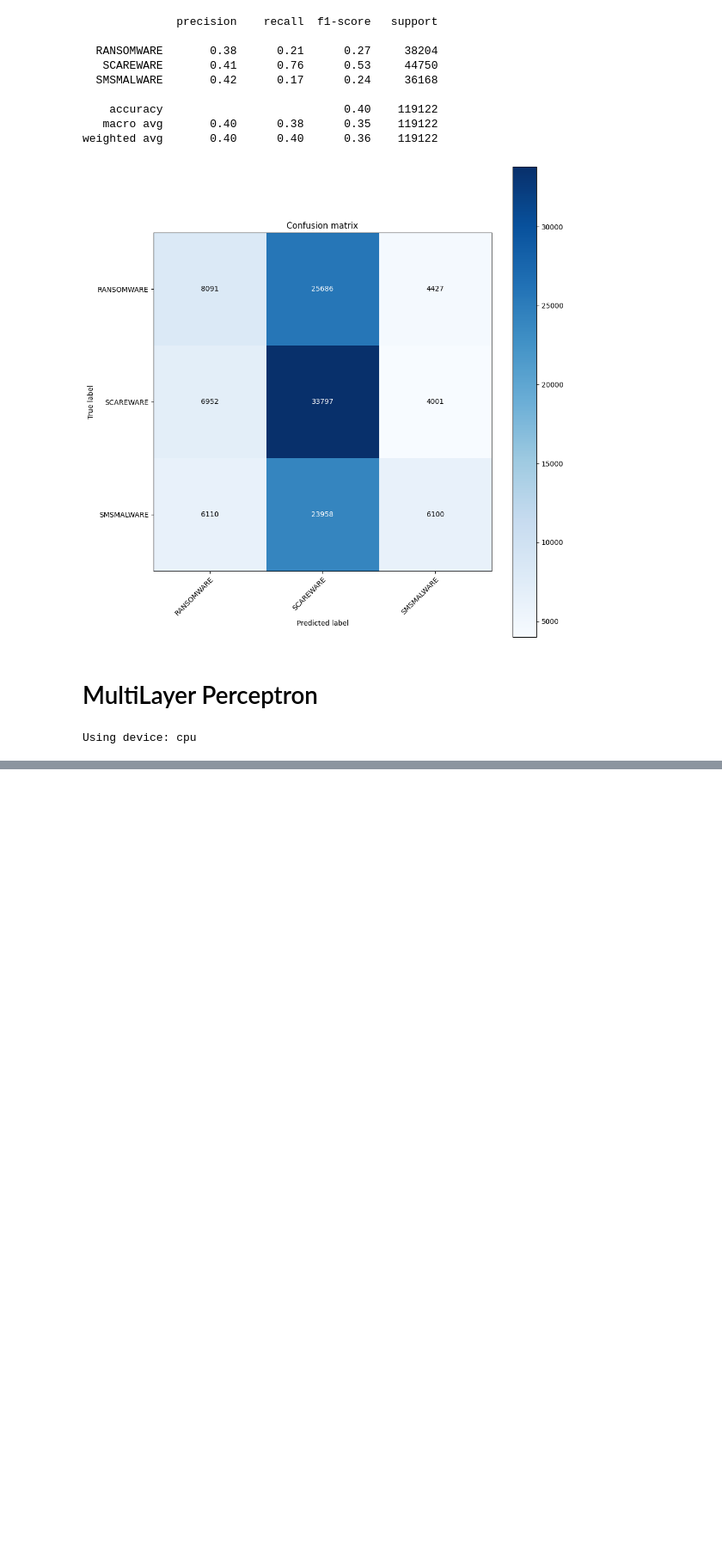
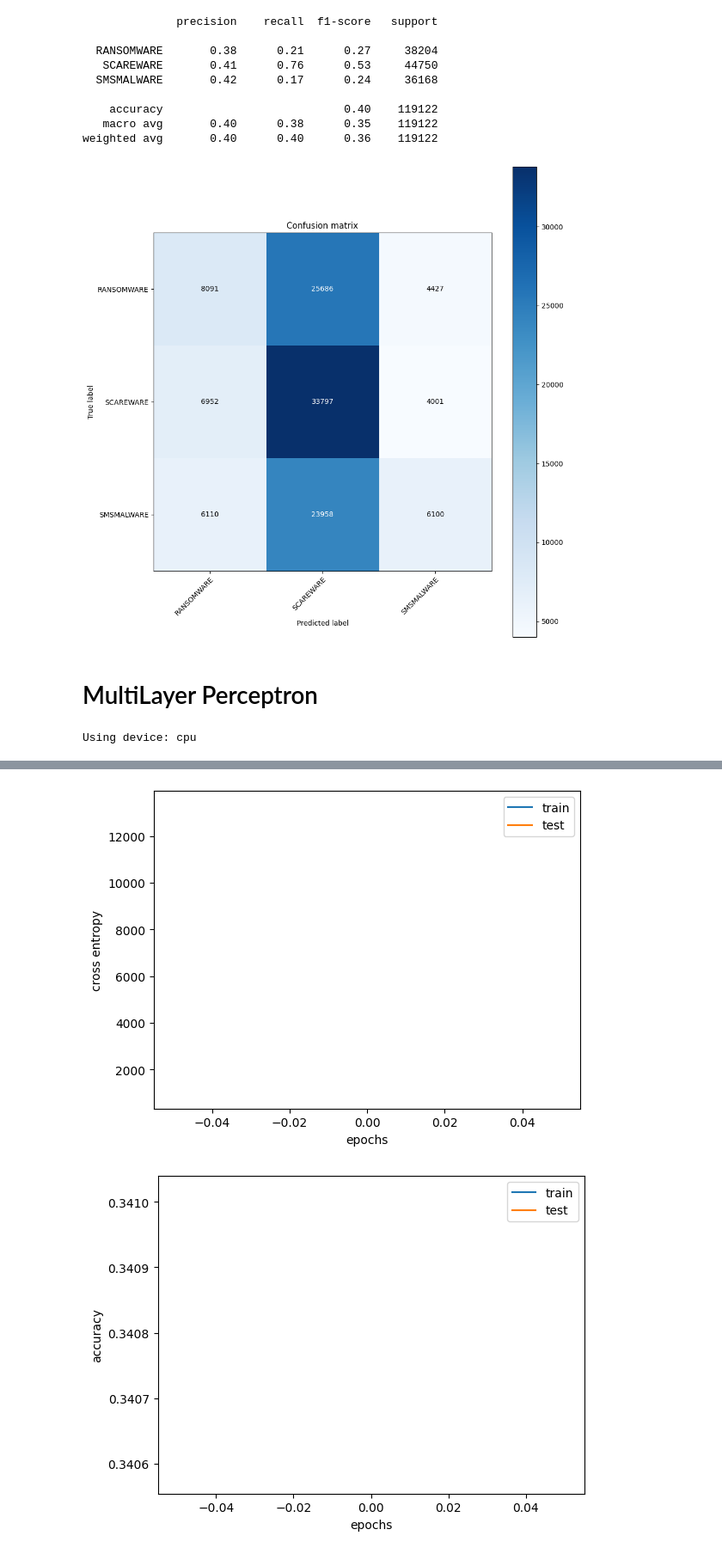
Before and after one commit to Alessandrostr95/progetto_machine_learning, a Jupyter notebook: progetto_ml_category.ipynb, the cells around one changed output, grey strips where cells are left out. Shown at 86% size. Saved outputs shown, nothing was run; the diff lists cells and outputs as text; code cells hidden in the pictures; blank space fills up the shorter version.

```diff
--- a/progetto_ml_category.ipynb
+++ b/progetto_ml_category.ipynb
@@ -535,0 +340,21 @@ plt.show()
+# %%
+from torch import nn
+
+class MultiClassNN(nn.Module):
+    def __init__(self):
+        super().__init__()
+        self.hidden = nn.Linear(83, 8)
+        self.act = nn.ReLU()
+        self.output = nn.Linear(8, 3)
+
+    def forward(self, x):
+        x = self.act(self.hidden(x))
+        x = self.output(x)
+        return x
+
+model = MultiClassNN()
+# %%
+X_train_tensor = torch.tensor(X_train.values, dtype=torch.float32)
+y_train_tensor = torch.tensor(one_hot_encoding(y_train), dtype=torch.float32)
+X_test_tensor = torch.tensor(X_test.values, dtype=torch.float32)
+y_test_tensor = torch.tensor(one_hot_encoding(y_test), dtype=torch.float32)
@@ -535,0 +437,19 @@ plt.show()
+# %%
+
+# Plot the loss and accuracy
+plt.plot(train_loss_hist, label="train")
+plt.plot(test_loss_hist, label="test")
+plt.xlabel("epochs")
+plt.ylabel("cross entropy")
+plt.legend()
+plt.show()
+
+plt.plot(train_acc_hist, label="train")
+plt.plot(test_acc_hist, label="test")
+plt.xlabel("epochs")
+plt.ylabel("accuracy")
+plt.legend()
+plt.show()
+# %% [output]
+[figure, added]
+[figure, added]
```
Also changed, not shown: parts of 15 cells of this notebook.
